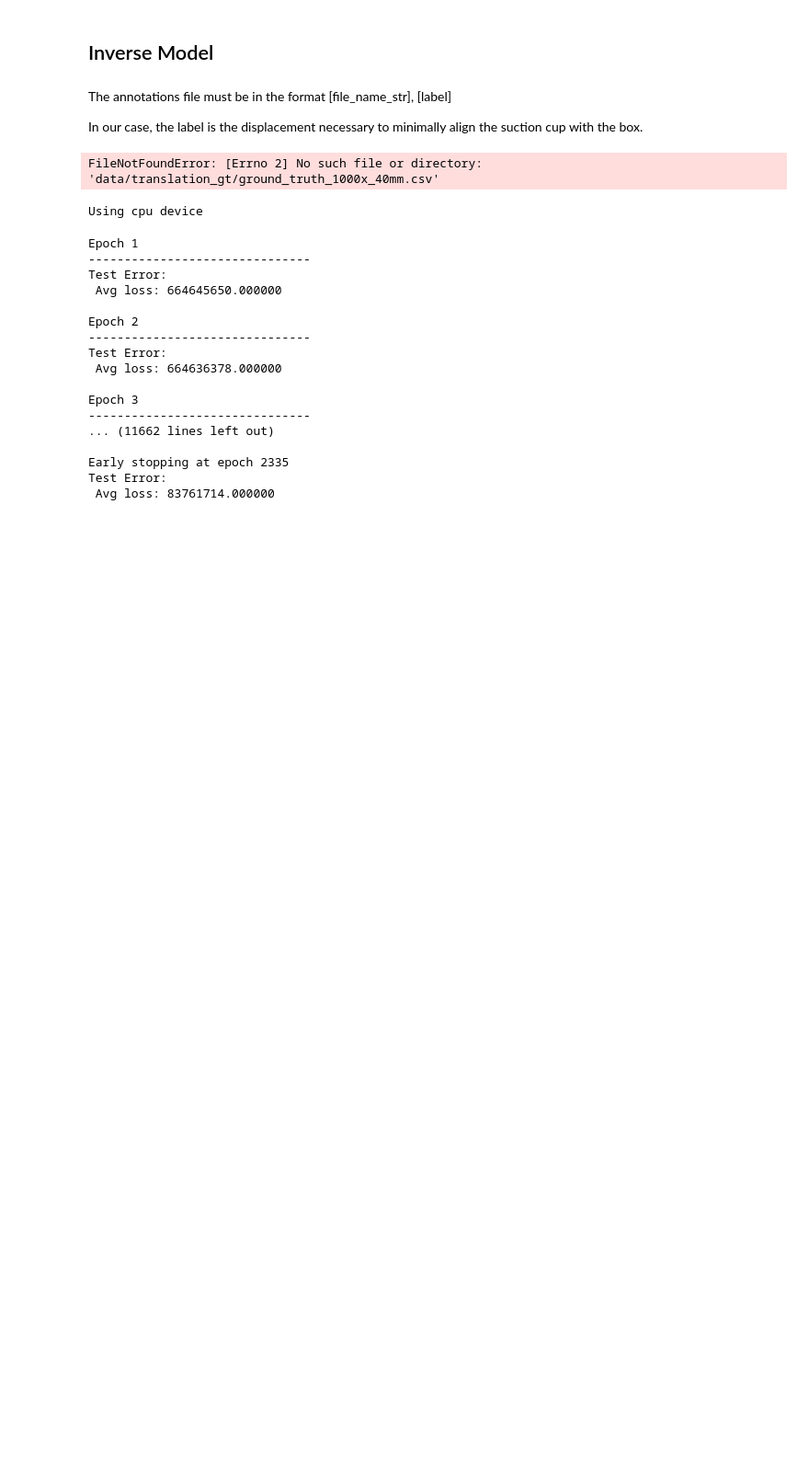
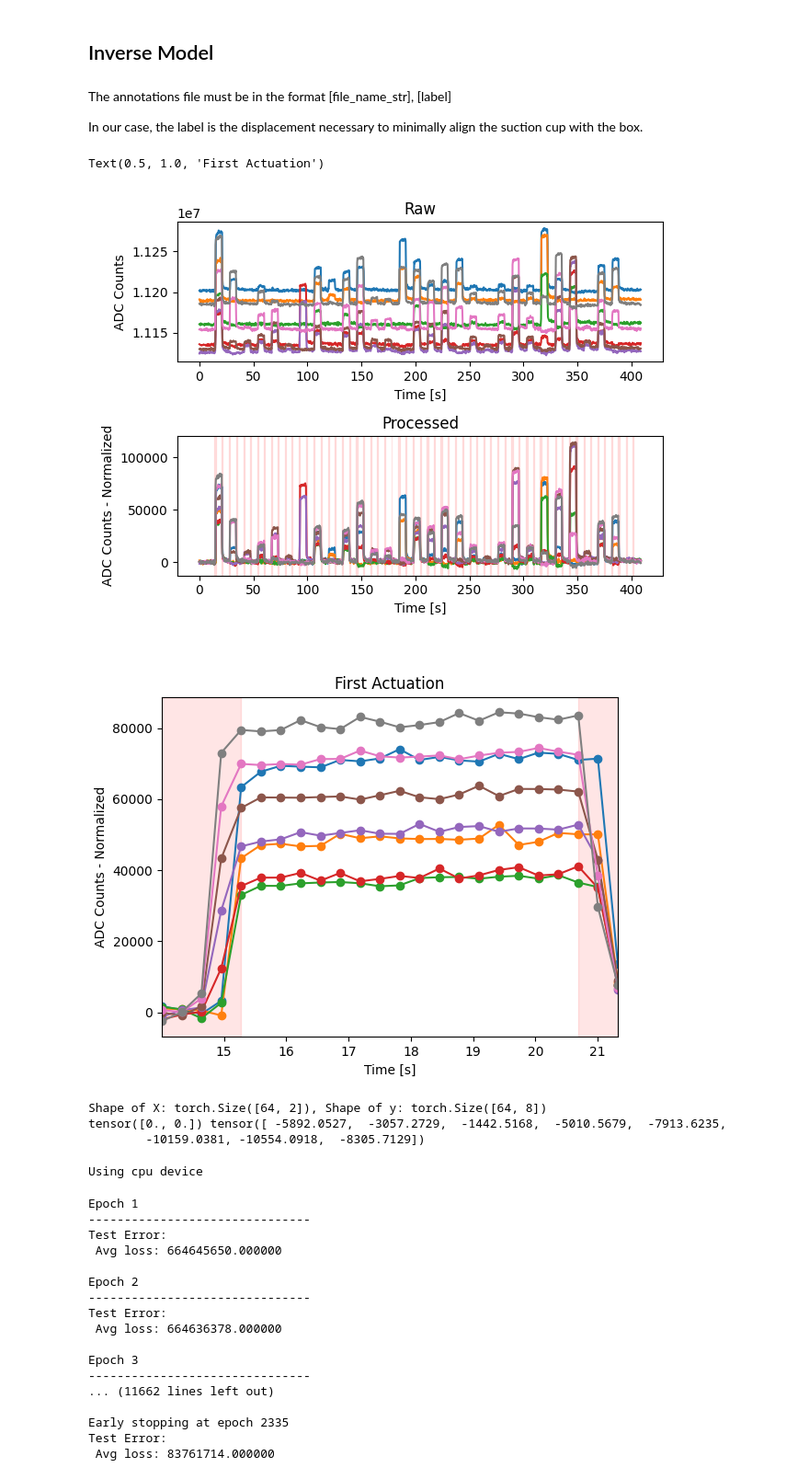
Before and after one commit to aechoi/smart-suction, a Jupyter notebook: src/capcup/forward_inverse_model.ipynb, the cells around one changed output. Shown at 92% size. Cells and saved outputs as stored; diff of their text form; code cells hidden in the pictures; blank space fills up the shorter version.

Commit message:
add more plots for presentation

```diff
--- a/src/capcup/forward_inverse_model.ipynb
+++ b/src/capcup/forward_inverse_model.ipynb
@@ -83,17 +83,47 @@ class CapacitanceDataset(Dataset):
     def __getitem__(self, idx):
         # return self.cap_data[idx], self.displacements[idx]
         return self.displacements[idx], self.cap_data[idx]
+# %%
+from offset_generator import Box, SuctionCup
+
+# Build dataset
+box = Box(x_size=100, y_size=100)
+cup = SuctionCup(diameter=40, lip_to_board_height=6.7, max_actuation=5)
+ground_truth_path = "data/translation_gt/ground_truth_10x.csv"
+cap_data_path = "data/translation_gt/251013_1341_randomTranslation_10x_40mm.csv"
+# ground_truth_path = "data/translation_gt/ground_truth_1000x.csv"
+# cap_data_path = "data/translation_gt/251013_1409_randomTranslations_1000x_40mm.csv"
+cap_dataset = CapacitanceDataset(ground_truth_path, cap_data_path, cup, box, transform=ToTensor())
+
+serial_data = sdf.SerialData(cap_data_path)
+fig, axs = plt.subplots(2)
+axs[0].plot(serial_data.time, serial_data.cap_counts)
+axs[0].set_xlabel("Time [s]")
+axs[0].set_ylabel("ADC Counts")
+axs[0].set_title("Raw")
+axs[1].plot(serial_data.time, serial_data.cap_counts - np.mean(serial_data.cap_counts[:serial_data.segment_ends[0]], axis=0))
+for start, end in zip(serial_data.actuation_starts, serial_data.actuation_ends):
+    axs[1].axvspan(serial_data.time[start], serial_data.time[end], color='red', alpha=0.1)
+axs[1].set_xlabel("Time [s]")
+axs[1].set_ylabel("ADC Counts - Normalized")
+axs[1].set_title("Processed")
+plt.tight_layout()
+
+fig, ax = plt.subplots()
+ax.plot(serial_data.time[serial_data.actuation_starts[0]:serial_data.actuation_ends[1]],
+        serial_data.cap_counts[serial_data.actuation_starts[0]:serial_data.actuation_ends[1]]
+        - np.mean(serial_data.cap_counts[:serial_data.segment_ends[0]], axis=0), "o-")
+ax.set_xlabel("Time [s]")
+ax.set_ylabel("ADC Counts - Normalized")
+ax.set_xlim(serial_data.time[serial_data.actuation_starts[0]], serial_data.time[serial_data.actuation_ends[1]-1])
+ax.axvspan(serial_data.time[serial_data.actuation_starts[0]], serial_data.time[serial_data.actuation_ends[0]], color='red', alpha=0.1)
+ax.axvspan(serial_data.time[serial_data.actuation_starts[1]], serial_data.time[serial_data.actuation_ends[1]], color='red', alpha=0.1)
+ax.set_title("First Actuation")
+# %% [output]
+Text(0.5, 1.0, 'First Actuation')
+[figure, added]
+[figure, added]
 # %%
-from offset_generator import Box, SuctionCup
-
-# Build dataset
-box = Box(x_size=100, y_size=100)
-cup = SuctionCup(diameter=40, lip_to_board_height=6.7, max_actuation=5)
-# ground_truth_path = "data/translation_gt/ground_truth_10x.csv"
-# cap_data_path = "data/translation_gt/251013_1341_randomTranslation_10x.csv"
-ground_truth_path = "data/translation_gt/ground_truth_1000x.csv"
-cap_data_path = "data/translation_gt/251013_1409_randomTranslations_1000x_40mm.csv"
-cap_dataset = CapacitanceDataset(ground_truth_path, cap_data_path, cup, box, transform=ToTensor())
 
 # Split dataset into train, val, test
 # indices = np.random.permutation(len(cap_dataset))
@@ -122,7 +152,9 @@ for X, y in train_dataloader:
     print(X[0], y[0])
     break
 # %% [output]
-FileNotFoundError: [Errno 2] No such file or directory: 'data/translation_gt/ground_truth_1000x_40mm.csv'
+Shape of X: torch.Size([64, 2]), Shape of y: torch.Size([64, 8])
+tensor([0., 0.]) tensor([ -5892.0527,  -3057.2729,  -1442.5168,  -5010.5679,  -7913.6235,
+        -10159.0381, -10554.0918,  -8305.7129])
 # %%
 device = torch.accelerator.current_accelerator().type if torch.accelerator.is_available() else "cpu"
 print(f"Using {device} device")
```
Also changed, not shown: 7 other files.
